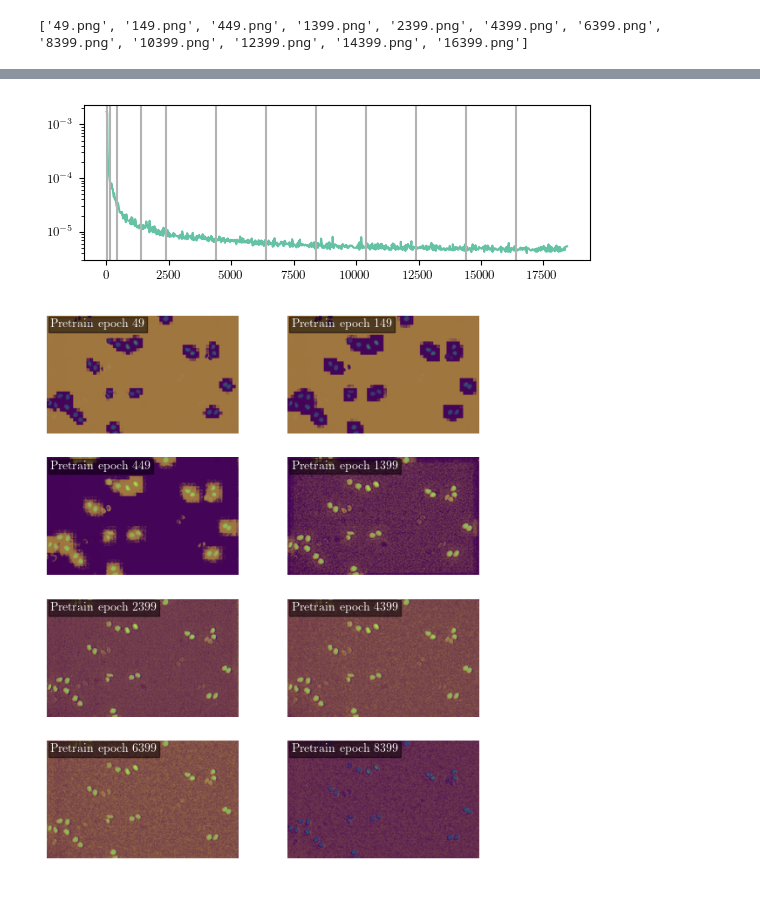
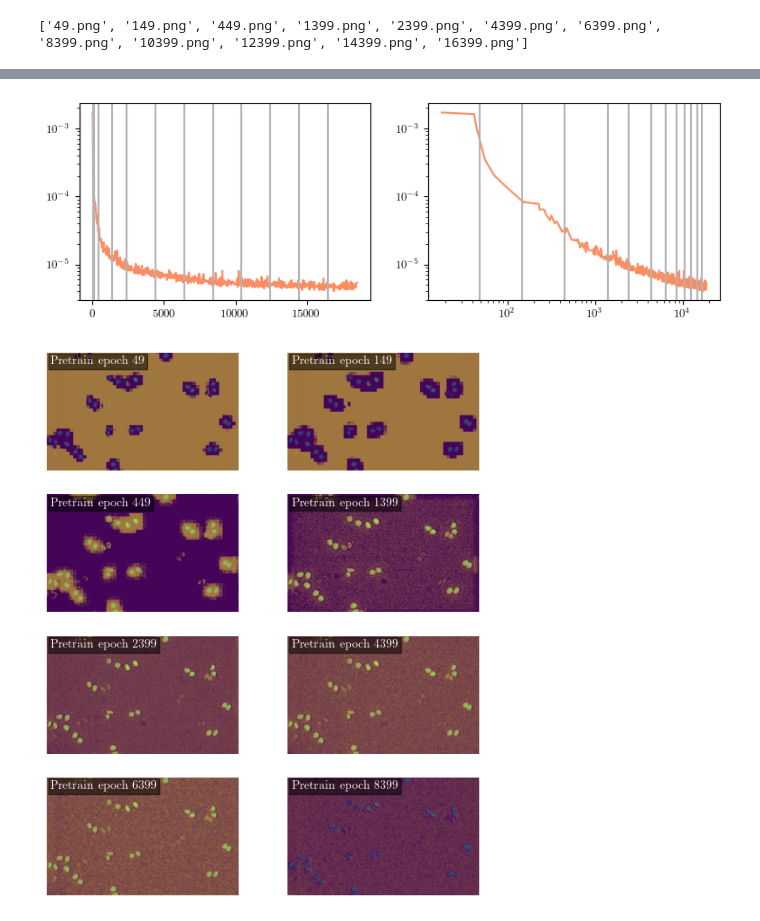
Before and after one commit to cdalinghaus-mthesis/figures, a Jupyter notebook: qualitative_pretrain/qualitative_pretrain_fluo.ipynb, the cells around one changed output, grey strips where cells are left out. Saved outputs shown, nothing was run; the diff lists cells and outputs as text; code cells hidden in the pictures; blank space fills up the shorter version.

Commit message:
Extend clustering checkpoints plot

```diff
--- a/qualitative_pretrain/qualitative_pretrain_fluo.ipynb
+++ b/qualitative_pretrain/qualitative_pretrain_fluo.ipynb
@@ -127,18 +108,23 @@ plt.rcParams['axes.prop_cycle'] = mpl.cycler(color=mpl.cm.Set2(range(8)))
 
 COLORS = mpl.cycler(color=mpl.cm.Set2(range(8)))
 # %%
-fig, ax = plt.subplots(1, 1, figsize=set_size(fraction=1, subplots=(1,2)))
+fig, ax = plt.subplots(1, 2, figsize=set_size(fraction=1.4, subplots=(1,2)))
 
 
-ax.plot(ptloss["Step"].to_numpy(), ptloss["Value"].to_numpy())
-ax.set_yscale("log")
+ax.flat[0].plot(ptloss["Step"].to_numpy(), ptloss["Value"].to_numpy(), color = list(COLORS)[1]['color'])
+ax.flat[0].set_yscale("log")
+
+ax.flat[1].plot(ptloss["Step"].to_numpy(), ptloss["Value"].to_numpy(), color = list(COLORS)[1]['color'])
+ax.flat[1].set_yscale("log")
+ax.flat[1].set_xscale("log")
 
 for xloc in [int(x.split(".")[0]) for x in files_sorted]:
-    ax.axvline(x = xloc, color = list(COLORS)[7]['color'], label = 'axvline - full height')
+    ax.flat[0].axvline(x = xloc, color = list(COLORS)[7]['color'])
+    ax.flat[1].axvline(x = xloc, color = list(COLORS)[7]['color'])
 
-plt.savefig("clustering checkpoints.pdf")
+plt.savefig("clustering_checkpoints.pdf")
 # %% [output]
-[figure, old version]
+[figure, new version]
 # %%
 fig, ax = plt.subplots(4, 2, figsize=set_size(fraction=1, subplots=(4,2)))
 
```
Also changed, not shown: parts of 2 cells of this notebook.
